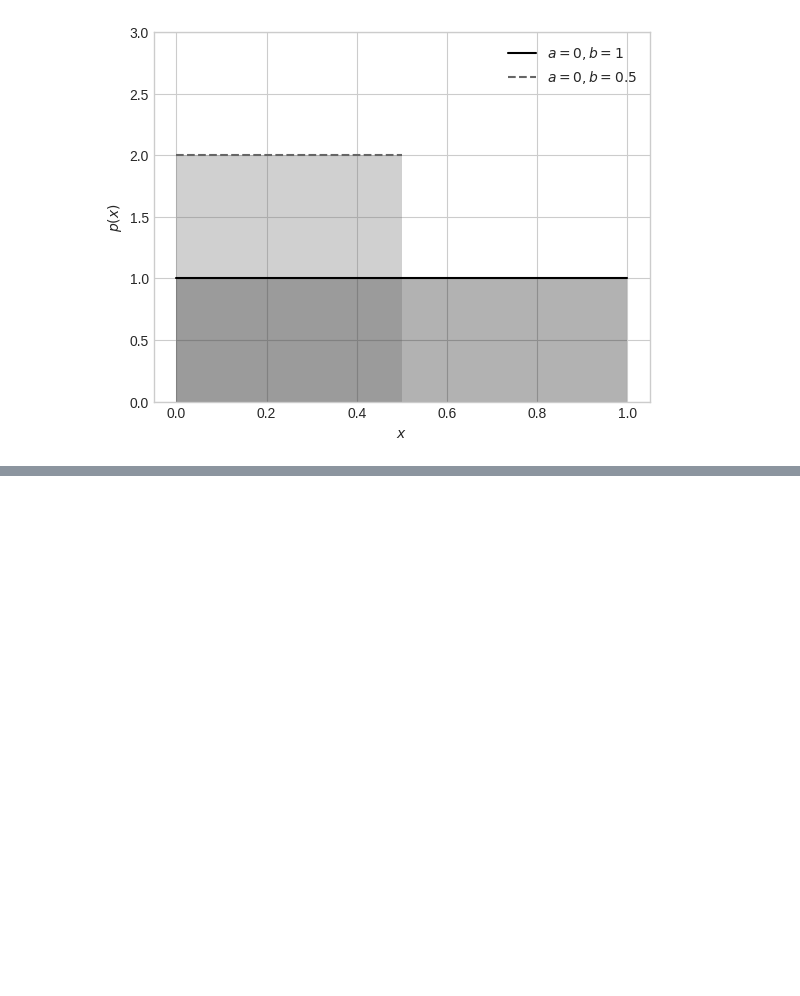
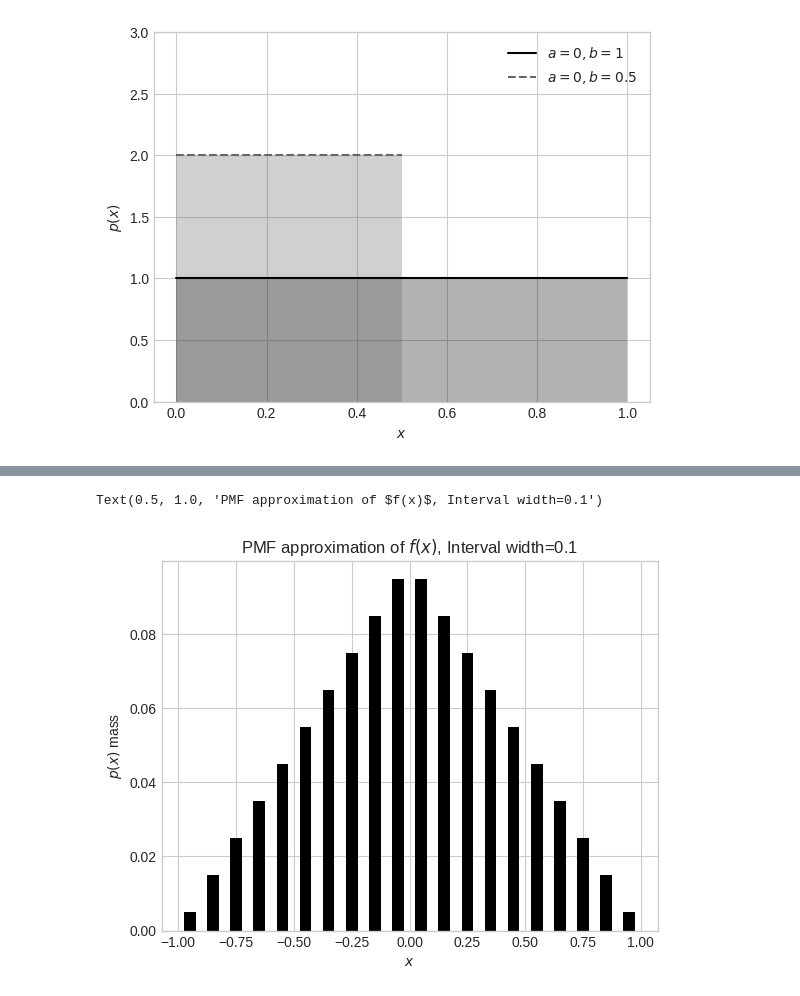
Before and after one commit to yuji-sgs/web-optimization, a Jupyter notebook: cahpter1.ipynb, the cells around one changed output, grey strips where cells are left out. Saved outputs shown, nothing was run; the diff lists cells and outputs as text; code cells hidden in the pictures; blank space fills up the shorter version.

```diff
--- a/cahpter1.ipynb
+++ b/cahpter1.ipynb
@@ -50,0 +72,15 @@ plt.show()
+# %%
+# 𝑓(𝑥)を確率質量関数で近似した結果
+step = 0.1
+f = lambda x: x + 1 if x < 0 else -x + 1
+xs = np.linspace(-1, 1, 21)
+xss = (xs + step/2)[:-1]
+fs = [f(x) for x in xss]
+
+plt.xlabel(r'$x$')
+plt.ylabel(r'$p(x)$ mass')
+plt.bar(xss, fs / sum(fs), width=0.05, linewidth=0)
+plt.title('PMF approximation of $f(x)$, Interval width=%.1f'% (2/20))
+# %% [output]
+Text(0.5, 1.0, 'PMF approximation of $f(x)$, Interval width=0.1')
+[figure, added]
```
Also changed, not shown: parts of 2 cells of this notebook.
